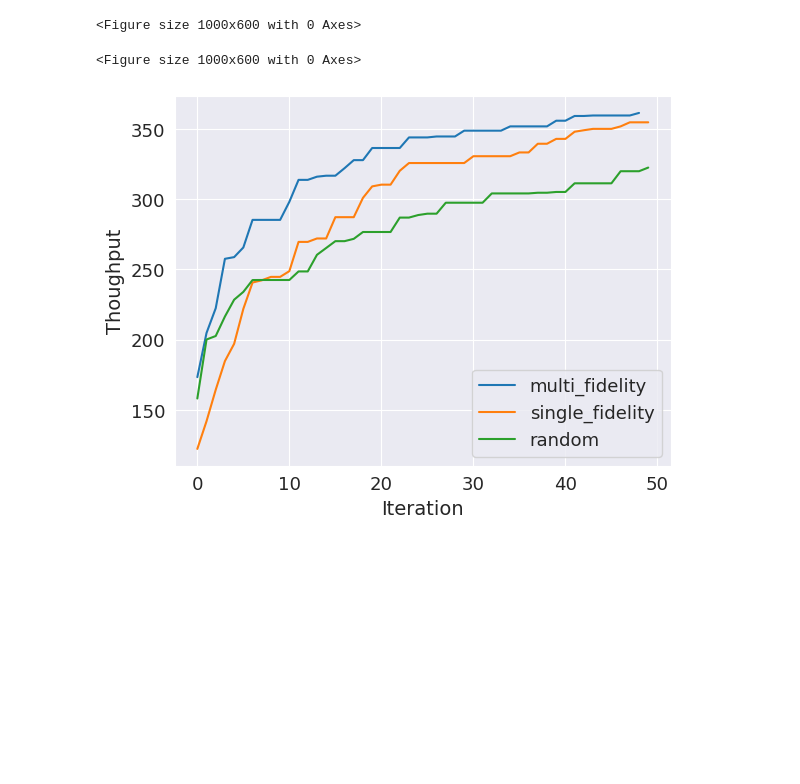
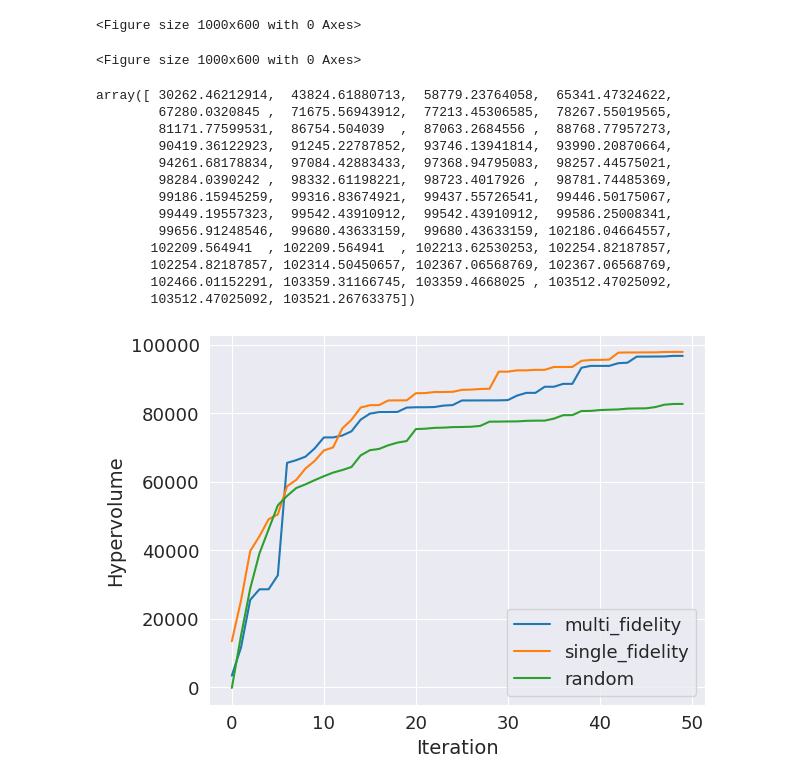
Before and after one commit to memory-of-star/wafer_scale_chip_dse_framework, a Jupyter notebook: run_full_space.ipynb, the cells around one changed output. Drawn from its saved outputs; the diff is of its cells as text; code cells hidden in the pictures; blank space fills up the shorter version.

```diff
--- a/run_full_space.ipynb
+++ b/run_full_space.ipynb
@@ -7,7 +7,7 @@ import numpy as np
 # with open('./result/pickle/random_full_space_test.pickle') as f:
 #     histories_multi_fidelity = pickle.load(f)
 
-with open('./result/pickle/random_test_cm0_rt10_mr50.pickle', 'rb') as f:
+with open('./result/pickle/random_test_cm0_rt40_mr500.pickle', 'rb') as f:
     histories_random = pickle.load(f)
 
 with open('./result/pickle/multi_fidelity_test_cm0_rt10_mr100.pickle', 'rb') as f:
@@ -22,7 +22,18 @@ with open('./result/pickle/single_fidelity_test_cm0_rt10_mr50.pickle', 'rb') as
 # curve_single_fidelity = plot.get_curve(histories_single_fidelity, strategy='single_fidelity')
 # curve_random = plot.get_curve(histories_random, strategy='random')
 
-curve_highest_mean_multi_fidelity = plot.get_highest_mean_curve(histories_multi_fidelity, strategy='multi_fidelity')
-curve_highest_mean_single_fidelity = plot.get_highest_mean_curve(histories_single_fidelity, strategy='single_fidelity')
-curve_highest_mean_random = plot.get_highest_mean_curve(histories_random, strategy='random')
+# print(len(histories_multi_fidelity[0][0]))
+
+points_multi_fidelity, curve_highest_mean_multi_fidelity, pareto_front_multi_fidelity = plot.get_highest_mean_curve(histories_multi_fidelity, strategy='multi_fidelity')
+points_single_fidelity, curve_highest_mean_single_fidelity, pareto_front_single_fidelity = plot.get_highest_mean_curve(histories_single_fidelity, strategy='single_fidelity')
+points_random, curve_highest_mean_random, pareto_front_random = plot.get_highest_mean_curve(histories_random, strategy='random')
+
+
+# curve_highest_mean_multi_fidelity = plot.get_highest_mean_curve(histories_multi_fidelity, strategy='multi_fidelity')
+# curve_highest_mean_single_fidelity = plot.get_highest_mean_curve(histories_single_fidelity, strategy='single_fidelity')
+# curve_highest_mean_random = plot.get_highest_mean_curve(histories_random, strategy='random')
+
+# curve_highest_mean_multi_fidelity = np.array(histories_multi_fidelity).mean(axis=0)
+# curve_highest_mean_single_fidelity = np.array(histories_single_fidelity).mean(axis=0)
+# curve_highest_mean_random = np.array(histories_random).mean(axis=0)
 # %% [output]
@@ -31,29 +45,43 @@ curve_highest_mean_random = plot.get_highest_mean_curve(histories_random, strate
+# %%
+import seaborn as sns
+
+sns.set_style('darkgrid') # darkgrid, white grid, dark, white and ticks
+plt.rc('axes', titlesize=20)     # fontsize of the axes title
+plt.rc('axes', labelsize=14)    # fontsize of the x and y labels
+plt.rc('xtick', labelsize=13)    # fontsize of the tick labels
+plt.rc('ytick', labelsize=13)    # fontsize of the tick labels
+plt.rc('legend', fontsize=13)    # legend fontsize
+plt.rc('font', size=13)          # controls default text sizes
+sns.color_palette('deep')
+plt.figure(figsize=(10,6), tight_layout=True)
+# %% [output]
+<Figure size 1000x600 with 0 Axes>
+<Figure size 1000x600 with 0 Axes>
 # %%
 curve_highest_mean_random
+# %% [output]
+array([ 30262.46212914,  43824.61880713,  58779.23764058,  65341.47324622,
+        67280.0320845 ,  71675.56943912,  77213.45306585,  78267.55019565,
+        81171.77599531,  86754.504039  ,  87063.2684556 ,  88768.77957273,
+        90419.36122923,  91245.22787852,  93746.13941814,  93990.20870664,
+        94261.68178834,  97084.42883433,  97368.94795083,  98257.44575021,
+        98284.0390242 ,  98332.61198221,  98723.4017926 ,  98781.74485369,
+        99186.15945259,  99316.83674921,  99437.55726541,  99446.50175067,
+        99449.19557323,  99542.43910912,  99542.43910912,  99586.25008341,
+        99656.91248546,  99680.43633159,  99680.43633159, 102186.04664557,
+       102209.564941  , 102209.564941  , 102213.62530253, 102254.82187857,
+       102254.82187857, 102314.50450657, 102367.06568769, 102367.06568769,
+       102466.01152291, 103359.31166745, 103359.4668025 , 103512.47025092,
+       103512.47025092, 103521.26763375])
-# %%
-import seaborn as sns
-
-sns.set_style('darkgrid') # darkgrid, white grid, dark, white and ticks
-plt.rc('axes', titlesize=20)     # fontsize of the axes title
-plt.rc('axes', labelsize=14)    # fontsize of the x and y labels
-plt.rc('xtick', labelsize=13)    # fontsize of the tick labels
-plt.rc('ytick', labelsize=13)    # fontsize of the tick labels
-plt.rc('legend', fontsize=13)    # legend fontsize
-plt.rc('font', size=13)          # controls default text sizes
-sns.color_palette('deep')
-plt.figure(figsize=(10,6), tight_layout=True)
-# %% [output]
-<Figure size 1000x600 with 0 Axes>
-<Figure size 1000x600 with 0 Axes>
 # %%
-plt.plot(np.arange(len(curve_highest_mean_multi_fidelity[0])), -curve_highest_mean_multi_fidelity[0], label='multi_fidelity')
-plt.plot(np.arange(len(curve_highest_mean_single_fidelity)), -curve_highest_mean_single_fidelity, label='single_fidelity')
-plt.plot(np.arange(len(curve_highest_mean_random)), -curve_highest_mean_random, label='random')
+plt.plot(np.arange(len(curve_highest_mean_multi_fidelity)), curve_highest_mean_multi_fidelity, label='multi_fidelity')
+plt.plot(np.arange(len(curve_highest_mean_single_fidelity)), curve_highest_mean_single_fidelity, label='single_fidelity')
+plt.plot(np.arange(len(curve_highest_mean_random)), curve_highest_mean_random, label='random')
 
 plt.xlabel('Iteration')
-plt.ylabel('Thoughput')
+plt.ylabel('Hypervolume')
 
 plt.legend()
 plt.show()
 # %% [output]
-[figure, old version]
+[figure, new version]
```
Also changed, not shown: parts of 7 cells of this notebook, 6 other files.
